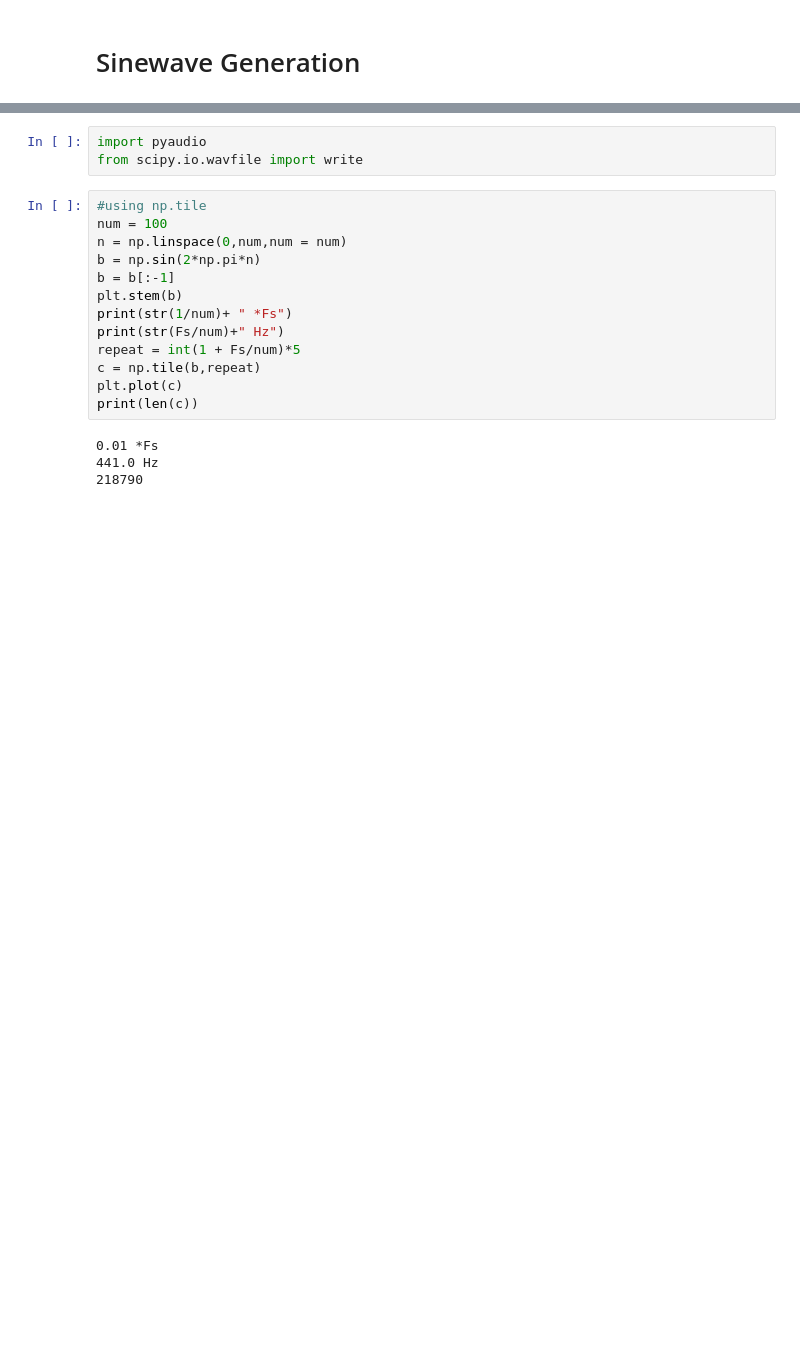
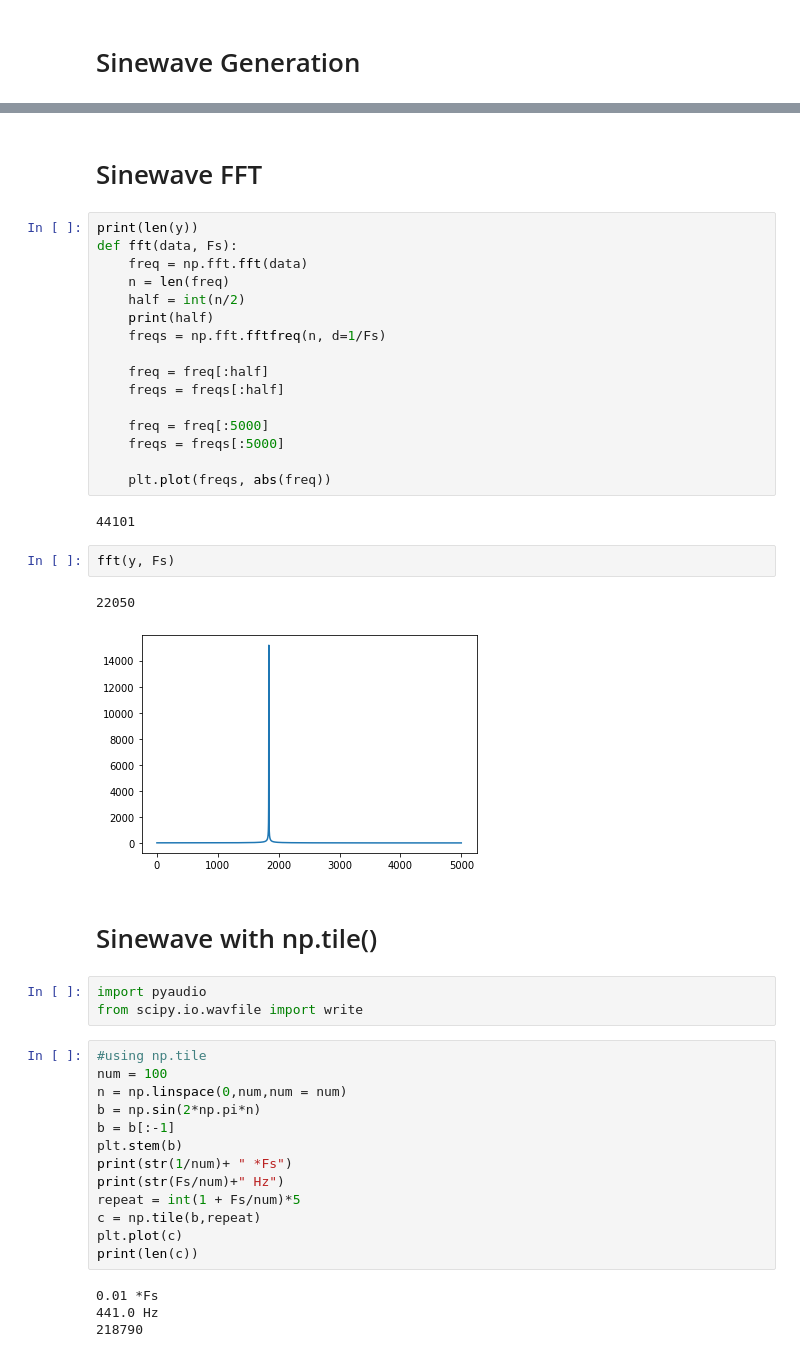
Before and after one commit to AlexDom513/DSP, a Jupyter notebook: Python/Audio/synth/synthProto.ipynb, the cells around one changed output, grey strips where cells are left out. Cells and saved outputs as stored; diff of their text form; blank space fills up the shorter version.

```diff
--- a/Python/Audio/synth/synthProto.ipynb
+++ b/Python/Audio/synth/synthProto.ipynb
@@ -78,6 +78,33 @@ print(len(y))
 IPython.display.Audio(y, rate=Fs)
 # %% [output]
 [interactive output not drawn]
+# %% [markdown]
+# Sinewave FFT
+# %%
+print(len(y))
+def fft(data, Fs):
+    freq = np.fft.fft(data)
+    n = len(freq)
+    half = int(n/2)
+    print(half)
+    freqs = np.fft.fftfreq(n, d=1/Fs)
+
+    freq = freq[:half]
+    freqs = freqs[:half]
+
+    freq = freq[:5000]
+    freqs = freqs[:5000]
+
+    plt.plot(freqs, abs(freq))
+# %% [output]
+44101
+# %%
+fft(y, Fs)
+# %% [output]
+22050
+[figure, added]
+# %% [markdown]
+# Sinewave with np.tile()
 # %%
 import pyaudio
 from scipy.io.wavfile import write
```
Also changed, not shown: parts of 2 cells of this notebook, 3 other files.
